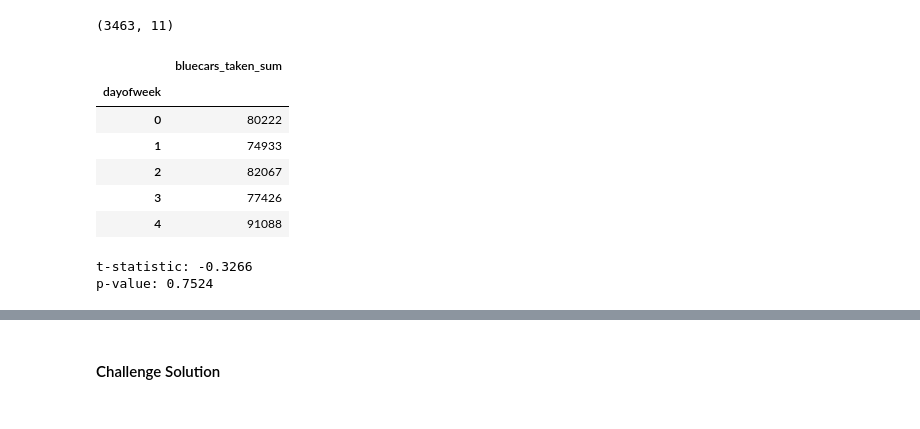
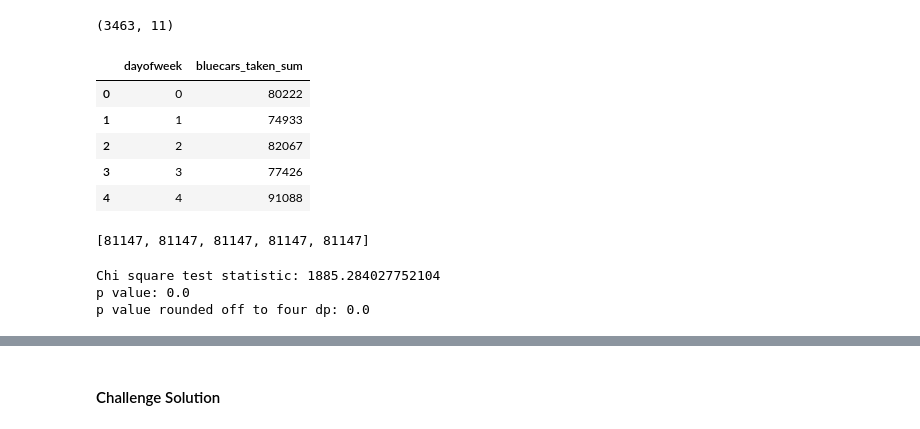
Before and after one commit to booorayan/BluecarsAuto, a Jupyter notebook: Autolib_projecte.ipynb, the cells around one changed output, grey strips where cells are left out. Saved outputs shown, nothing was run; the diff lists cells and outputs as text; code cells hidden in the pictures.

```diff
--- a/Autolib_projecte.ipynb
+++ b/Autolib_projecte.ipynb
@@ -971,34 +1002,37 @@ samp2.shape
 (3463, 11)
 # %%
 # grouping sample 2 by dayofweek and displaying the sum of bluecars taken
-satu = samp2.groupby('dayofweek')[['bluecars_taken_sum']].sum()
+satu = samp2.groupby('dayofweek')[['bluecars_taken_sum']].sum().reset_index()
 satu
 # %% [output]
-|  | bluecars_taken_sum |
-| dayofweek |  |
-| 0 | 80222 |
-| 1 | 74933 |
-| 2 | 82067 |
-| 3 | 77426 |
-| 4 | 91088 |
+|  | dayofweek | bluecars_taken_sum |
+| 0 | 0 | 80222 |
+| 1 | 1 | 74933 |
+| 2 | 2 | 82067 |
+| 3 | 3 | 77426 |
+| 4 | 4 | 91088 |
-# %%
-# performing two sample t-test using ttest_ind to get the p-value & test statistic
-# of two sample classes
-# t-test is used because size of resulting samples (satu and sawan) to be tested is less than 30
-
-from scipy.stats import ttest_ind
-
-blu_sam = satu.bluecars_taken_sum
-
-blu_pop = sawan.bluecars_taken_sum
-
-tstatistic, pvalue = stats.ttest_ind(blu_sam, blu_pop)
-print('t-statistic: {:.4f}'.format(tstatistic), '\np-value: {:.4f}' .format(pvalue))
-
-
-# p-value is 0.75, which is greater than 0.05 level of significance.
-# therefore, we FAIL to REJECT our null hypothesis
-# which stated that there is no difference in the total number of bluecars taken per day
-# %% [output]
-t-statistic: -0.3266
-p-value: 0.7524
+# %%
+obsaved = list(satu['bluecars_taken_sum'])
+totol = sum(obsaved)
+expekted = [round(totol/5)]
+
+# magnitude of repetition declaration
+mag = 5
+
+# list comprehension
+expekted = [item for item in expekted for i in range(mag)]
+
+expekted
+# %% [output]
+[81147, 81147, 81147, 81147, 81147]
+# %%
+obs_val = scipy.array(obsaved)
+expt_val = scipy.array(expekted)
+
+chis = chisquare(f_obs=obs_val, f_exp=expt_val)
+print('Chi square test statistic: {} \np value: {}'.format(chis[0],chis[1]))
+print('p value rounded off to four dp:', round(chis[1],4))
+# %% [output]
+Chi square test statistic: 1885.284027752104
+p value: 0.0
+p value rounded off to four dp: 0.0
```
Also changed, not shown: parts of 35 cells of this notebook.
